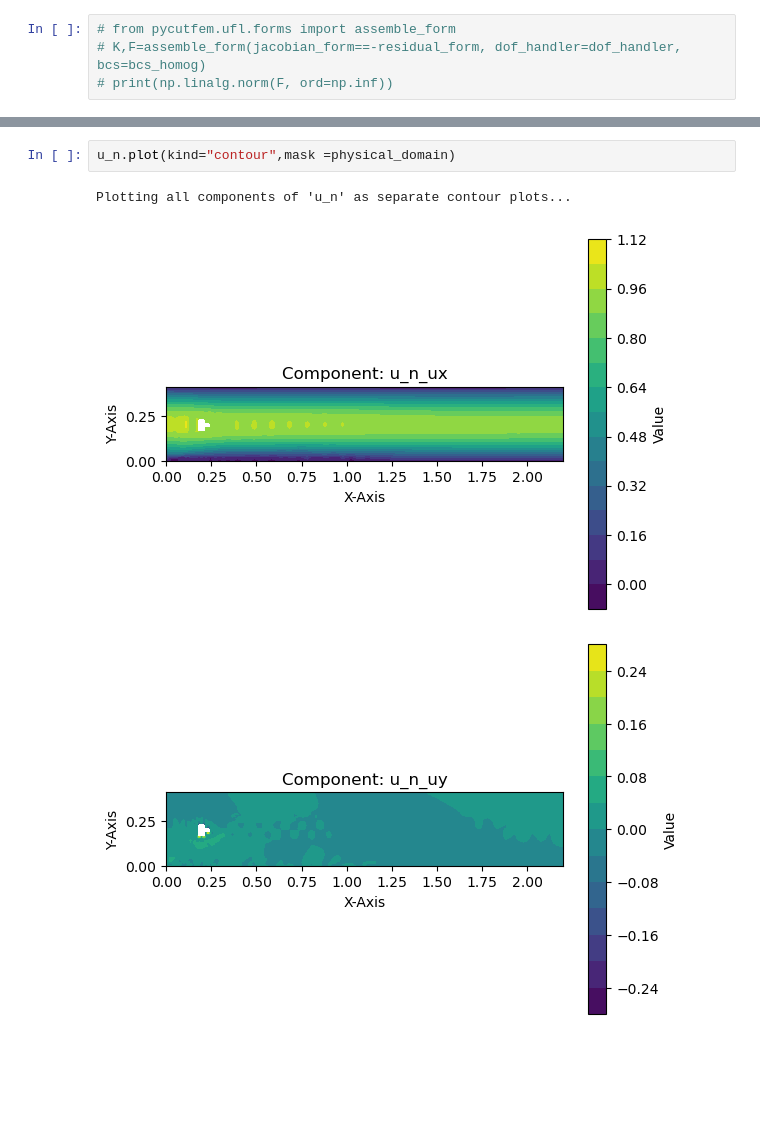
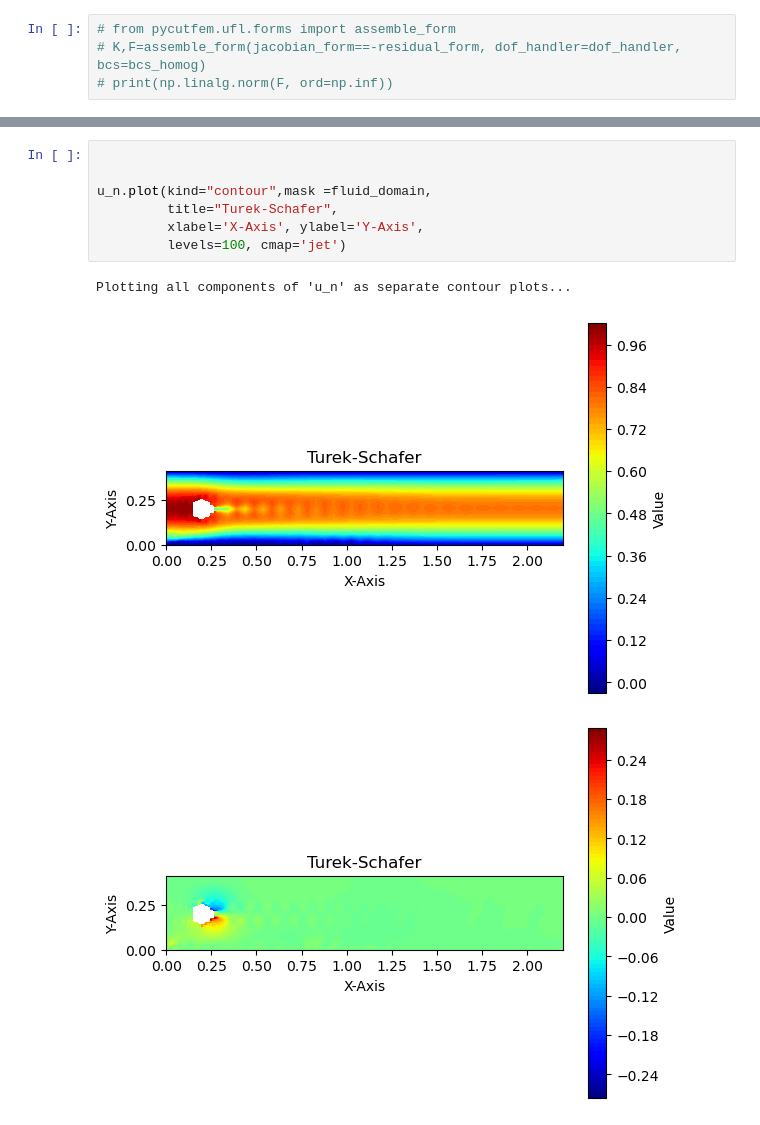
Before and after one commit to Jamal-dev/pycutfem, a Jupyter notebook: examples/turek_benchmark.ipynb, the cells around one changed output, grey strips where cells are left out. Saved outputs shown, nothing was run; the diff lists cells and outputs as text; blank space fills up the shorter version.

```diff
--- a/examples/turek_benchmark.ipynb
+++ b/examples/turek_benchmark.ipynb
@@ -599,9 +684,14 @@ Text(0, 0.5, 'Δp')
 # %%
-u_n.plot(kind="contour",mask =physical_domain)
+
+
+u_n.plot(kind="contour",mask =fluid_domain,
+         title="Turek-Schafer",
+         xlabel='X-Axis', ylabel='Y-Axis',
+         levels=100, cmap='jet')
 # %% [output]
 Plotting all components of 'u_n' as separate contour plots...
-[figure, old version]
+[figure, new version]
-[figure, old version]
+[figure, new version]
 # %%
 p_n.plot(
          title="Pressure",mask =physical_domain)
```
Also changed, not shown: parts of 8 cells of this notebook, 56 other files.
